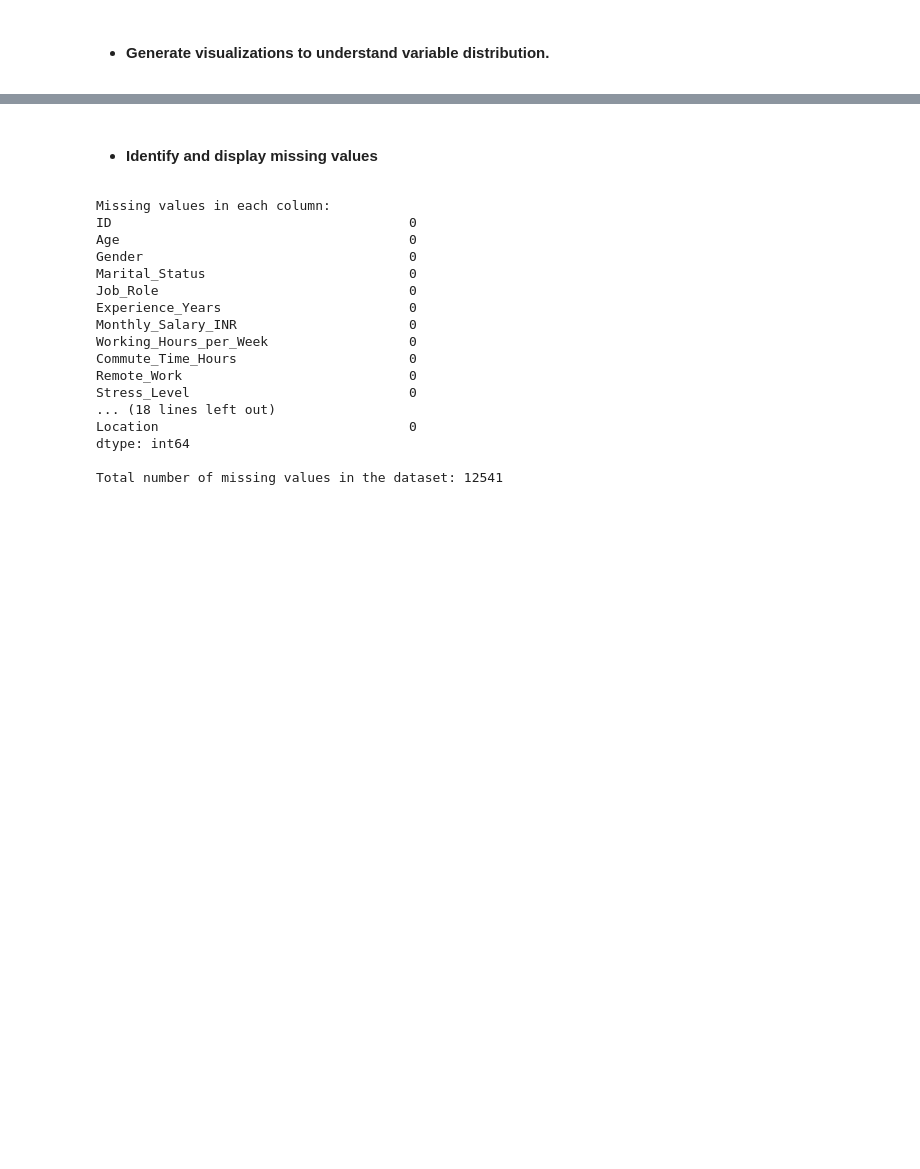
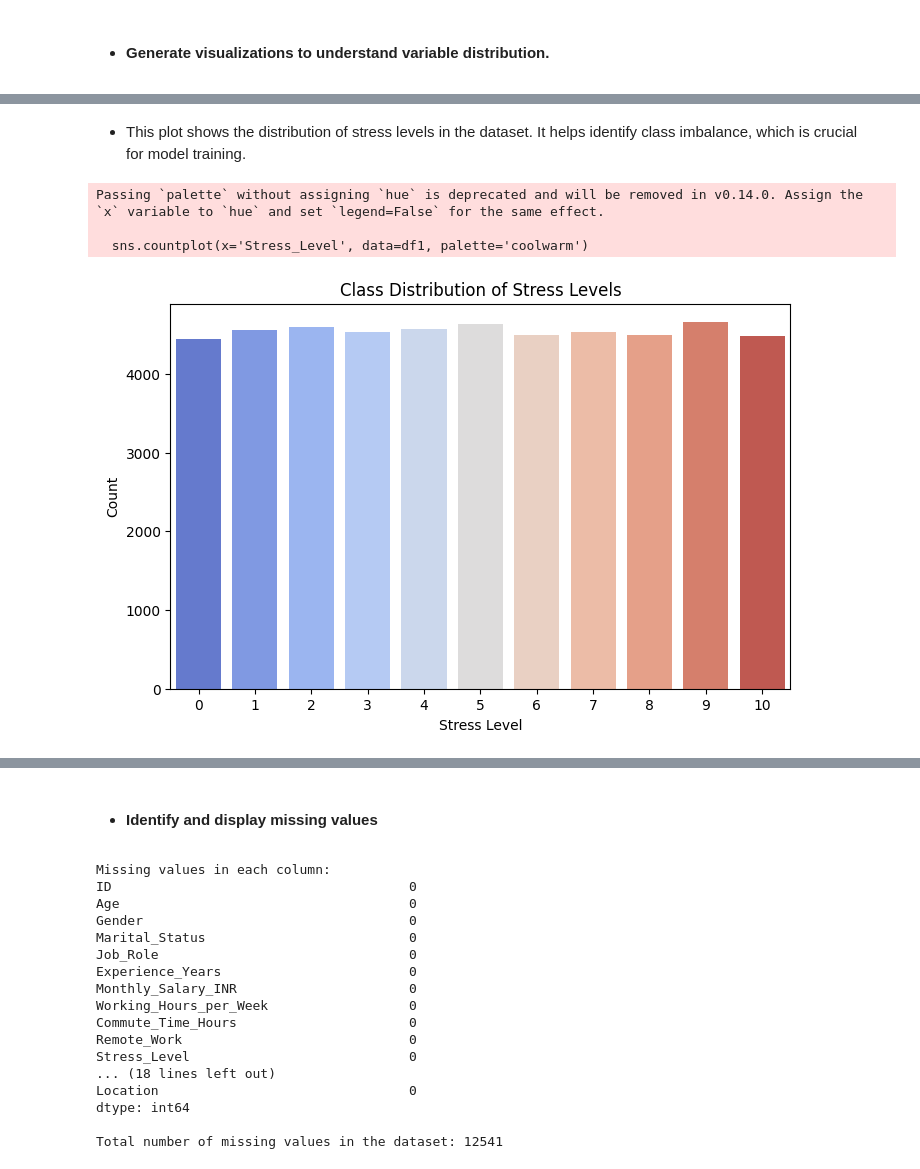
Before and after one commit to SanaAlotaibi/DataMiningProject, a Jupyter notebook: phase2.ipynb, the cells around one changed output, grey strips where cells are left out. Cells and saved outputs as stored; diff of their text form; code cells hidden in the pictures; blank space fills up the shorter version.

```diff
--- a/phase2.ipynb
+++ b/phase2.ipynb
@@ -32,2 +32,21 @@ print(data.head(5))
 # %% [markdown]
 - #### Generate visualizations to understand variable distribution.
+# %%
+import pandas as pd
+import matplotlib.pyplot as plt
+import seaborn as sns
+
+df = pd.read_csv("Dataset/corporate_stress_dataset.csv")
+df1 = pd.read_csv("Dataset/corporate_stress_dataset.csv")
+selected_features1 = [
+    'Work_Pressure_Level','Sleep_Hours', 'Job_Satisfaction',
+     'Work_Life_Balance',  'Team_Size', 'Age','Job_Role'
+]
+selected_features=[
+'Work_Pressure_Level','Sleep_Hours']
+df1 = df1[selected_features + ['Stress_Level']]
+df = df[selected_features1 + ['Stress_Level']]
+print(df.info())
+print(df.describe())
+selected_features=[
+'Work_Pressure_Level','Sleep_Hours']
@@ -33,0 +71,14 @@ print(data.head(5))
+# %% [markdown]
+- This plot shows the distribution of stress levels in the dataset. It helps identify class imbalance, which is crucial for model training.
+# %%
+plt.figure(figsize=(8, 5))
+sns.countplot(x='Stress_Level', data=df1, palette='coolwarm')
+plt.title("Class Distribution of Stress Levels")
+plt.xlabel("Stress Level")
+plt.ylabel("Count")
+plt.show()
+# %% [output]
+Passing `palette` without assigning `hue` is deprecated and will be removed in v0.14.0. Assign the `x` variable to `hue` and set `legend=False` for the same effect.
+
+  sns.countplot(x='Stress_Level', data=df1, palette='coolwarm')
+[figure, added]
```
Also changed, not shown: parts of 10 cells of this notebook.
